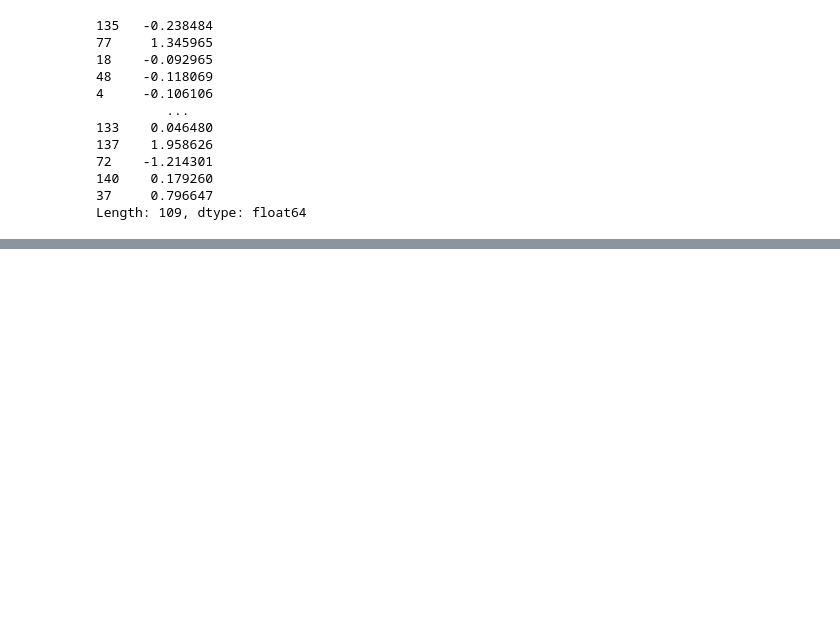
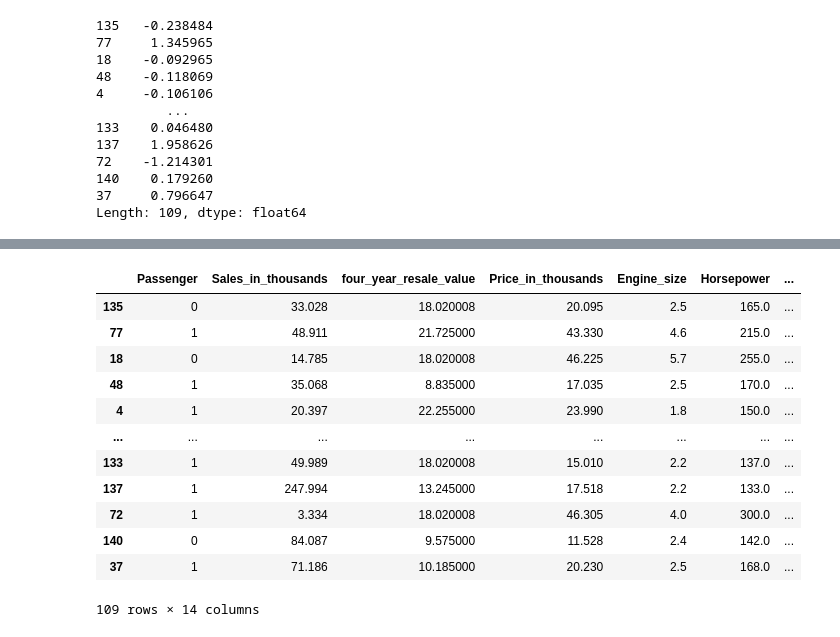
Before and after one commit to kroopeshrajput/Linear_regression_OLS_Car_sales, a Jupyter notebook: Car_Sales_LinearRegression.ipynb, the cells around one changed output, grey strips where cells are left out. Drawn from its saved outputs; the diff is of its cells as text; code cells hidden in the pictures; blank space fills up the shorter version.

```diff
--- a/Car_Sales_LinearRegression.ipynb
+++ b/Car_Sales_LinearRegression.ipynb
@@ -563,0 +638,16 @@ Length: 109, dtype: float64
+# %%
+train
+# %% [output]
+|  | Passenger | Sales_in_thousands | four_year_resale_value | Price_in_thousands | Engine_size | Horsepower | ... |
+| 135 | 0 | 33.028 | 18.020008 | 20.095 | 2.5 | 165.0 | ... |
+| 77 | 1 | 48.911 | 21.725000 | 43.330 | 4.6 | 215.0 | ... |
+| 18 | 0 | 14.785 | 18.020008 | 46.225 | 5.7 | 255.0 | ... |
+| 48 | 1 | 35.068 | 8.835000 | 17.035 | 2.5 | 170.0 | ... |
+| 4 | 1 | 20.397 | 22.255000 | 23.990 | 1.8 | 150.0 | ... |
+| ... | ... | ... | ... | ... | ... | ... | ... |
+| 133 | 1 | 49.989 | 18.020008 | 15.010 | 2.2 | 137.0 | ... |
+| 137 | 1 | 247.994 | 13.245000 | 17.518 | 2.2 | 133.0 | ... |
+| 72 | 1 | 3.334 | 18.020008 | 46.305 | 4.0 | 300.0 | ... |
+| 140 | 0 | 84.087 | 9.575000 | 11.528 | 2.4 | 142.0 | ... |
+| 37 | 1 | 71.186 | 10.185000 | 20.230 | 2.5 | 168.0 | ... |
+109 rows × 14 columns
```
Also changed, not shown: parts of 19 cells of this notebook.
